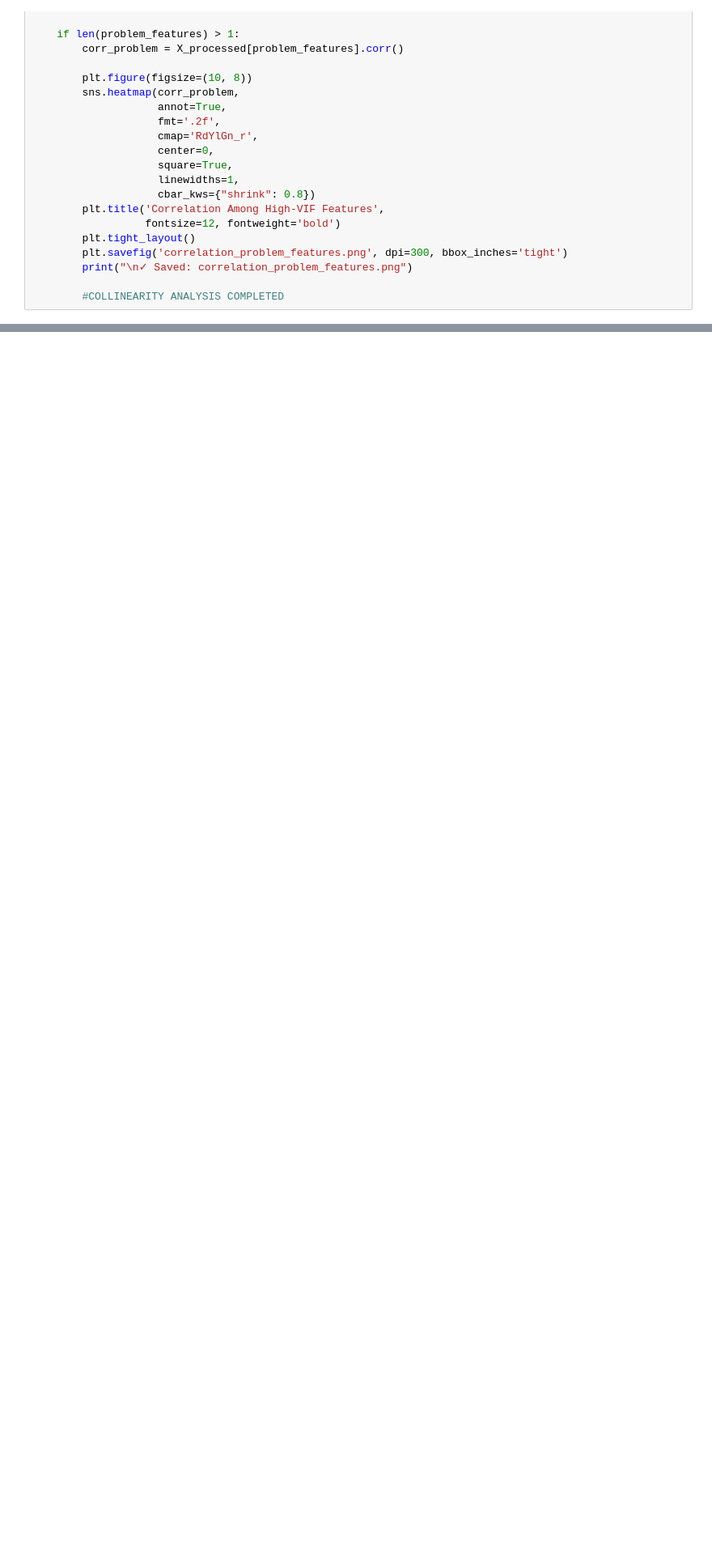
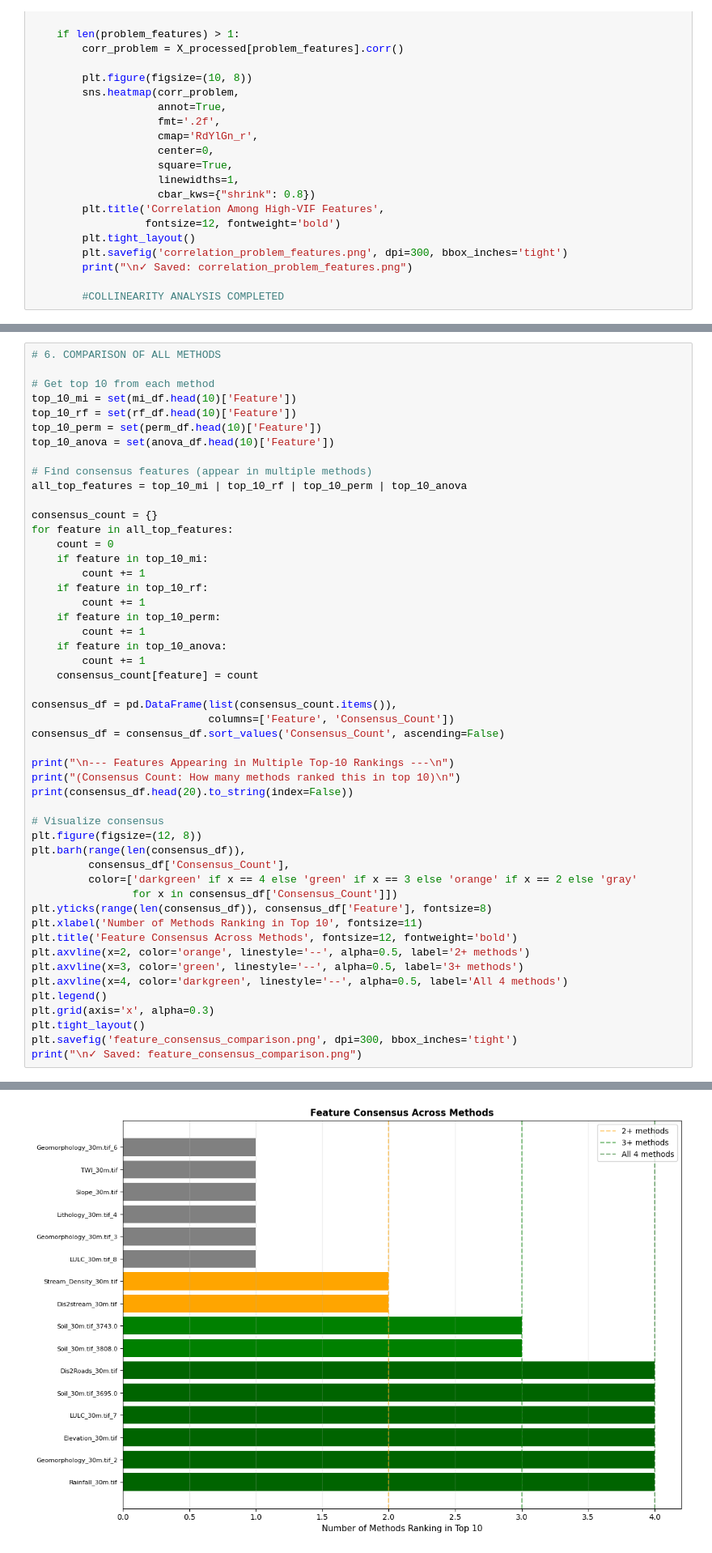
Before and after one commit to VladK333/flood-analysis, a Jupyter notebook: analysis.ipynb, the cells around one changed output, grey strips where cells are left out. Shown at 81% size. Saved outputs shown, nothing was run; the diff lists cells and outputs as text; blank space fills up the shorter version.

Commit message:
comparison of all methods

```diff
--- a/analysis.ipynb
+++ b/analysis.ipynb
@@ -977,3 +977,54 @@ print("✓ Saved: combined_feature_ranking_top25.png")
     Lithology_30m.tif_5        0.006379
 ✓ Saved: combined_feature_ranking_top25.png
 [figure]
+# %%
+# 6. COMPARISON OF ALL METHODS
+
+# Get top 10 from each method
+top_10_mi = set(mi_df.head(10)['Feature'])
+top_10_rf = set(rf_df.head(10)['Feature'])
+top_10_perm = set(perm_df.head(10)['Feature'])
+top_10_anova = set(anova_df.head(10)['Feature'])
+
+# Find consensus features (appear in multiple methods)
+all_top_features = top_10_mi | top_10_rf | top_10_perm | top_10_anova
+
+consensus_count = {}
+for feature in all_top_features:
+    count = 0
+    if feature in top_10_mi:
+        count += 1
+    if feature in top_10_rf:
+        count += 1
+    if feature in top_10_perm:
+        count += 1
+    if feature in top_10_anova:
+        count += 1
+    consensus_count[feature] = count
+
+consensus_df = pd.DataFrame(list(consensus_count.items()),
+                            columns=['Feature', 'Consensus_Count'])
+consensus_df = consensus_df.sort_values('Consensus_Count', ascending=False)
+
+print("\n--- Features Appearing in Multiple Top-10 Rankings ---\n")
+print("(Consensus Count: How many methods ranked this in top 10)\n")
+print(consensus_df.head(20).to_string(index=False))
+
+# Visualize consensus
+plt.figure(figsize=(12, 8))
+plt.barh(range(len(consensus_df)),
+         consensus_df['Consensus_Count'],
+         color=['darkgreen' if x == 4 else 'green' if x == 3 else 'orange' if x == 2 else 'gray'
+                for x in consensus_df['Consensus_Count']])
+plt.yticks(range(len(consensus_df)), consensus_df['Feature'], fontsize=8)
+plt.xlabel('Number of Methods Ranking in Top 10', fontsize=11)
+plt.title('Feature Consensus Across Methods', fontsize=12, fontweight='bold')
+plt.axvline(x=2, color='orange', linestyle='--', alpha=0.5, label='2+ methods')
+plt.axvline(x=3, color='green', linestyle='--', alpha=0.5, label='3+ methods')
+plt.axvline(x=4, color='darkgreen', linestyle='--', alpha=0.5, label='All 4 methods')
+plt.legend()
+plt.grid(axis='x', alpha=0.3)
+plt.tight_layout()
+plt.savefig('feature_consensus_comparison.png', dpi=300, bbox_inches='tight')
+print("\n✓ Saved: feature_consensus_comparison.png")
+# %% [output]
@@ -979,0 +1048 @@ print("✓ Saved: combined_feature_ranking_top25.png")
+[figure, added]
```
Also changed, not shown: parts of 1 cell of this notebook, 1 other file.
